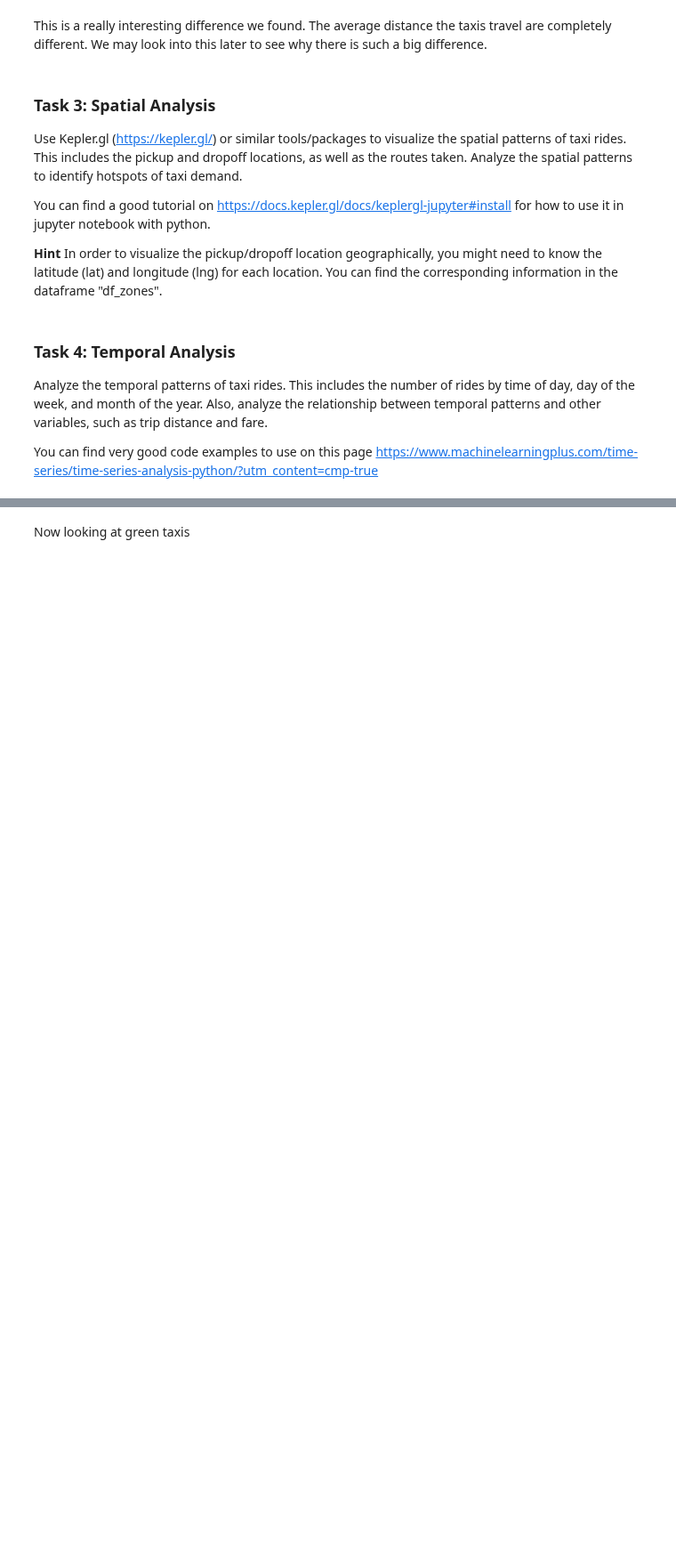
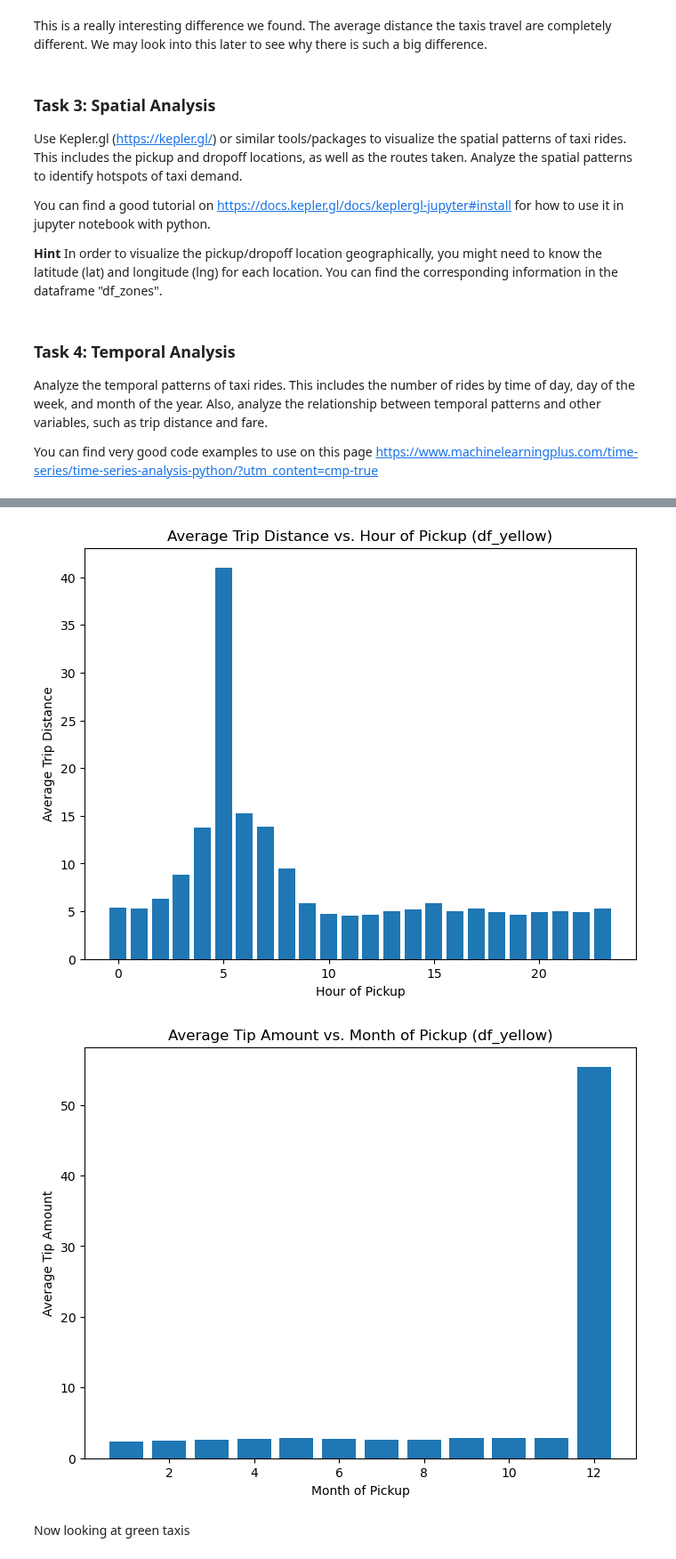
Before and after one commit to ngiorda4/NYC-Taxi-Analysis-and-Forecasting, a Jupyter notebook: 4_HStemporal_spatial_data_analysis copy.ipynb, the cells around one changed output, grey strips where cells are left out. Shown at 89% size. Cells and saved outputs as stored; diff of their text form; code cells hidden in the pictures; blank space fills up the shorter version.

```diff
--- a/4_HStemporal_spatial_data_analysis copy.ipynb
+++ b/4_HStemporal_spatial_data_analysis copy.ipynb
@@ -231,3 +270,50 @@ plt.show()
+# %%
+import pandas as pd
+import matplotlib.pyplot as plt
+
+# Analyze temporal patterns for df_yellow
+# Extract relevant datetime information
+df_yellow['tpep_pickup_datetime'] = pd.to_datetime(df_yellow['tpep_pickup_datetime'])
+df_yellow['hour'] = df_yellow['tpep_pickup_datetime'].dt.hour
+df_yellow['day_of_week'] = df_yellow['tpep_pickup_datetime'].dt.dayofweek
+df_yellow['month'] = df_yellow['tpep_pickup_datetime'].dt.month
+
+
+# Number of rides by time of day
+rides_by_hour_yellow = df_yellow.groupby('hour').size()
+
+# Number of rides by day of the week
+rides_by_day_yellow = df_yellow.groupby('day_of_week').size()
+
+# Number of rides by month
+rides_by_month_yellow = df_yellow.groupby('month').size()
+
+avg_dis_by_hour = df_yellow.groupby('hour')['trip_distance'].mean()
+
+avg_tip_by_month = df_yellow.groupby('month')['tip_amount'].mean()
+
+
+# Analyze relationship with other variables (e.g., trip distance and fare)
+# Scatter plot: Trip distance vs. Hour of pickup
+plt.figure(figsize=(8, 6))
+plt.bar(avg_dis_by_hour.index, avg_dis_by_hour.values)
+plt.xlabel('Hour of Pickup')
+plt.ylabel('Average Trip Distance')
+plt.title('Average Trip Distance vs. Hour of Pickup (df_yellow)')
+
+# Rides by month vs Tip amount
+plt.figure(figsize=(8, 6))
+plt.bar(avg_tip_by_month.index, avg_tip_by_month.values)
+plt.xlabel('Month of Pickup')
+plt.ylabel('Average Tip Amount')
+plt.title('Average Tip Amount vs. Month of Pickup (df_yellow)')
+
+# Show the plots
+plt.subplots_adjust(hspace=0.5, wspace=1.3)
+plt.show()
+# %% [output]
+[figure, added]
+[figure, added]
 # %% [markdown]
 Now looking at green taxis
 # %%
```
Also changed, not shown: parts of 4 cells of this notebook.
